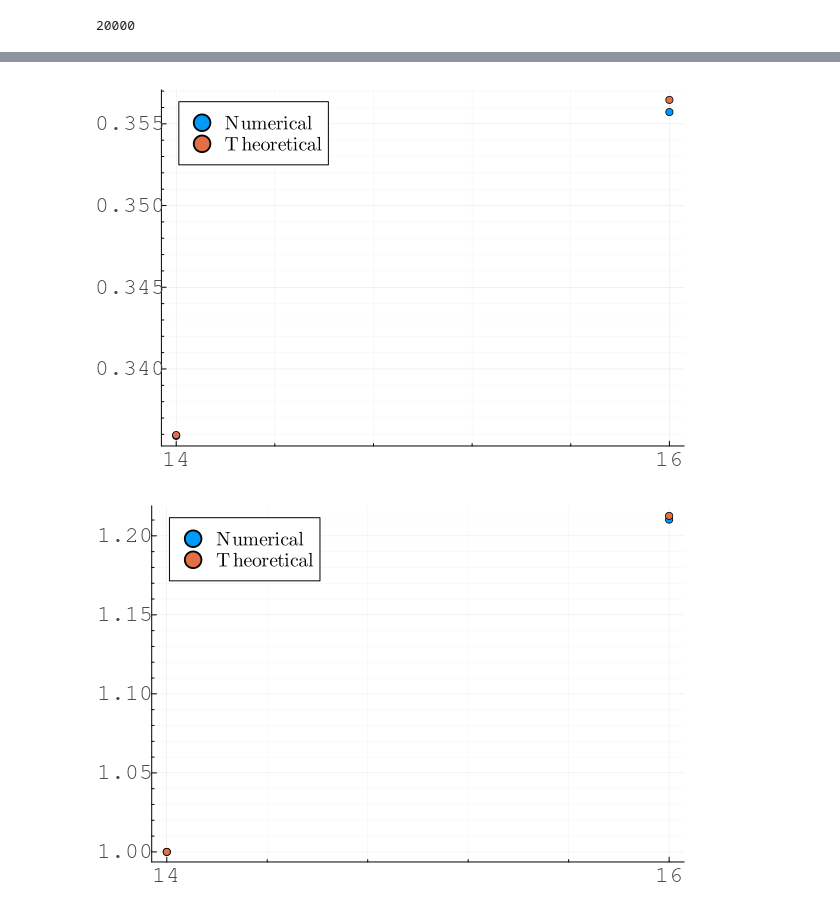
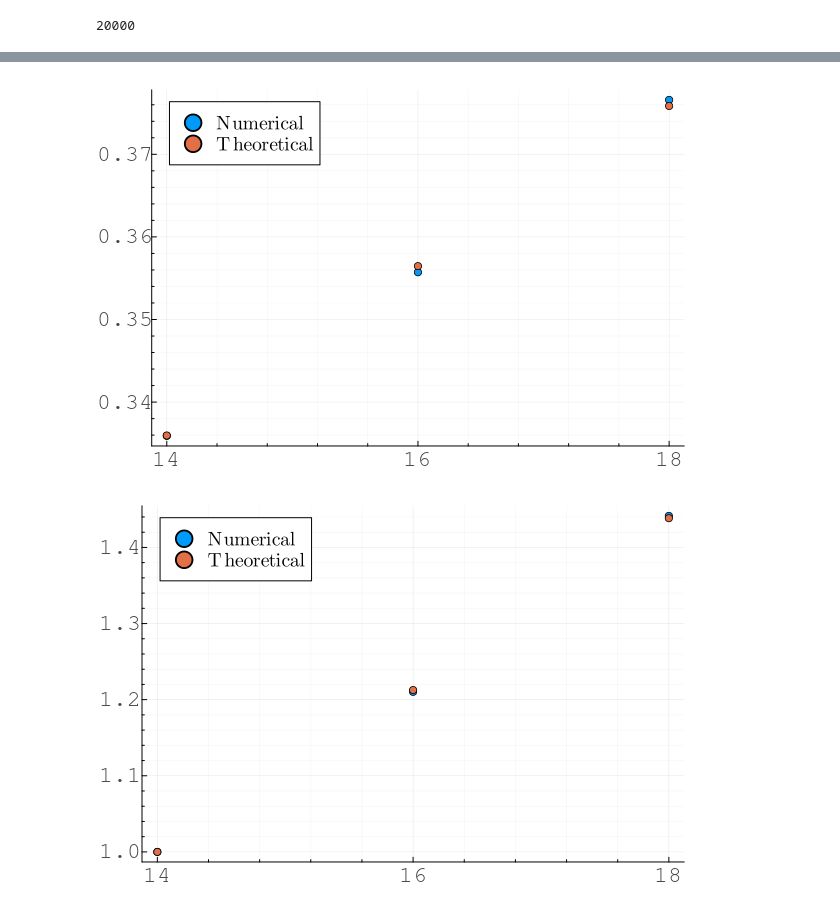
Before and after one commit to Dario-Rosa85/ChargingPower, a Jupyter notebook: notebook/charging_power.ipynb, the cells around one changed output, grey strips where cells are left out. Drawn from its saved outputs; the diff is of its cells as text; code cells hidden in the pictures.

```diff
--- a/notebook/charging_power.ipynb
+++ b/notebook/charging_power.ipynb
@@ -559,10 +561,10 @@ open("/home/dario/Documents/ChargingPower/data_power/watts_strogatz/theoretical_
 end;
 # %%
 using LaTeXStrings
-graph = scatter([14:2:16], [[numerical_power_list[index]/(12 + 2 * index) for index in  eachindex(numerical_power_list)], [theoretical_power_list[index]/(12 + 2 * index) for index in eachindex(theoretical_power_list)]], minorgrid=true, label = [L"\mathrm{Numerical}" L"\mathrm{Theoretical}"], xticks = ([14,16,18,20,22,24,26,28,30], ["14", "16", "18", "20", "22", "24", "26", "28", "30"]), legendfontsize=13,  xtickfont = font(12, ""), ytickfont = font(12, ""))
+graph = scatter([14:2:18], [[numerical_power_list[index]/(12 + 2 * index) for index in  eachindex(numerical_power_list)], [theoretical_power_list[index]/(12 + 2 * index) for index in eachindex(theoretical_power_list)]], minorgrid=true, label = [L"\mathrm{Numerical}" L"\mathrm{Theoretical}"], xticks = ([14,16,18,20,22,24,26,28,30], ["14", "16", "18", "20", "22", "24", "26", "28", "30"]), legendfontsize=13,  xtickfont = font(12, ""), ytickfont = font(12, ""))
 # %% [output]
-[figure, old version]
+[figure, new version]
 # %%
-graph = scatter([14:2:16], [[numerical_power_list[index]/numerical_power_list[1] for index in  eachindex(numerical_power_list)], [theoretical_power_list[index]/theoretical_power_list[1] for index in eachindex(theoretical_power_list)]], minorgrid=true, label = [L"\mathrm{Numerical}" L"\mathrm{Theoretical}"], xticks = ([14,16,18,20,22,24,26,28,30], ["14", "16", "18", "20", "22", "24", "26", "28", "30"]), legendfontsize=13,  xtickfont = font(12, ""), ytickfont = font(12, ""))
+graph = scatter([14:2:18], [[numerical_power_list[index]/numerical_power_list[1] for index in  eachindex(numerical_power_list)], [theoretical_power_list[index]/theoretical_power_list[1] for index in eachindex(theoretical_power_list)]], minorgrid=true, label = [L"\mathrm{Numerical}" L"\mathrm{Theoretical}"], xticks = ([14,16,18,20,22,24,26,28,30], ["14", "16", "18", "20", "22", "24", "26", "28", "30"]), legendfontsize=13,  xtickfont = font(12, ""), ytickfont = font(12, ""))
 # %% [output]
-[figure, old version]
+[figure, new version]
```
Also changed, not shown: parts of 6 cells of this notebook.
